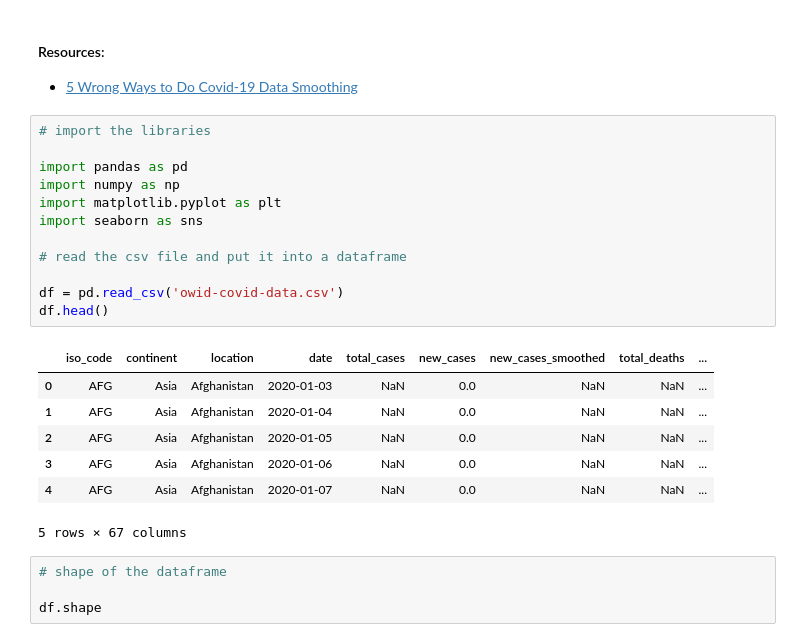
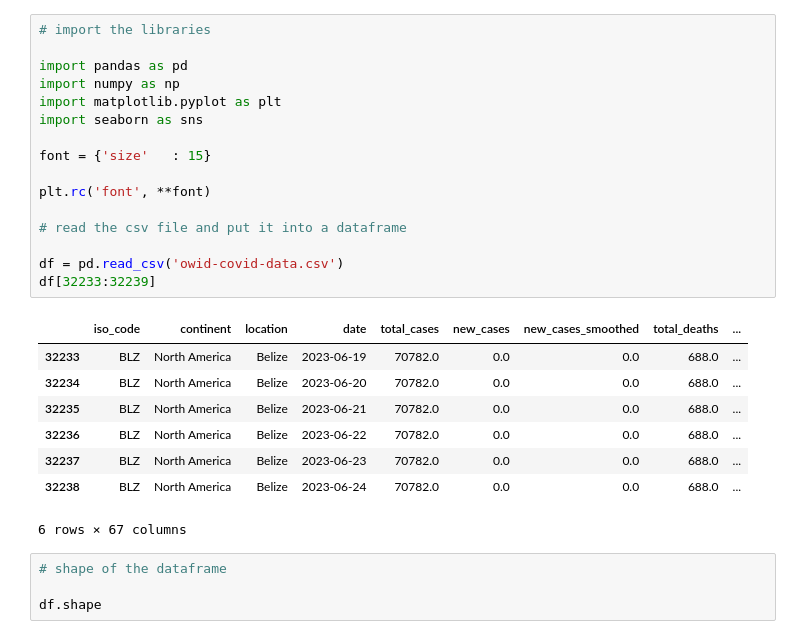
Before and after one commit to dilancroos/data_visualisation, a Jupyter notebook: main.ipynb, the cells around one changed output. Cells and saved outputs as stored; diff of their text form.

```diff
--- a/main.ipynb
+++ b/main.ipynb
@@ -1,27 +1,28 @@
-# %% [markdown]
-#### Resources:
-
-- [5 Wrong Ways to Do Covid-19 Data Smoothing](https://towardsdatascience.com/five-wrong-ways-to-do-covid-19-data-smoothing-1538db6ff182)
 # %%
 # import the libraries
 
 import pandas as pd
 import numpy as np
 import matplotlib.pyplot as plt
 import seaborn as sns
 
+font = {'size'   : 15}
+
+plt.rc('font', **font)
+
 # read the csv file and put it into a dataframe
 
 df = pd.read_csv('owid-covid-data.csv')
-df.head()
+df[32233:32239]
 # %% [output]
 |  | iso_code | continent | location | date | total_cases | new_cases | new_cases_smoothed | total_deaths | ... |
-| 0 | AFG | Asia | Afghanistan | 2020-01-03 | NaN | 0.0 | NaN | NaN | ... |
-| 1 | AFG | Asia | Afghanistan | 2020-01-04 | NaN | 0.0 | NaN | NaN | ... |
-| 2 | AFG | Asia | Afghanistan | 2020-01-05 | NaN | 0.0 | NaN | NaN | ... |
-| 3 | AFG | Asia | Afghanistan | 2020-01-06 | NaN | 0.0 | NaN | NaN | ... |
-| 4 | AFG | Asia | Afghanistan | 2020-01-07 | NaN | 0.0 | NaN | NaN | ... |
+| 32233 | BLZ | North America | Belize | 2023-06-19 | 70782.0 | 0.0 | 0.0 | 688.0 | ... |
+| 32234 | BLZ | North America | Belize | 2023-06-20 | 70782.0 | 0.0 | 0.0 | 688.0 | ... |
+| 32235 | BLZ | North America | Belize | 2023-06-21 | 70782.0 | 0.0 | 0.0 | 688.0 | ... |
+| 32236 | BLZ | North America | Belize | 2023-06-22 | 70782.0 | 0.0 | 0.0 | 688.0 | ... |
+| 32237 | BLZ | North America | Belize | 2023-06-23 | 70782.0 | 0.0 | 0.0 | 688.0 | ... |
+| 32238 | BLZ | North America | Belize | 2023-06-24 | 70782.0 | 0.0 | 0.0 | 688.0 | ... |
-5 rows × 67 columns
+6 rows × 67 columns
 # %%
 # shape of the dataframe
 
```
Also changed, not shown: parts of 23 cells of this notebook, 1 other file.
